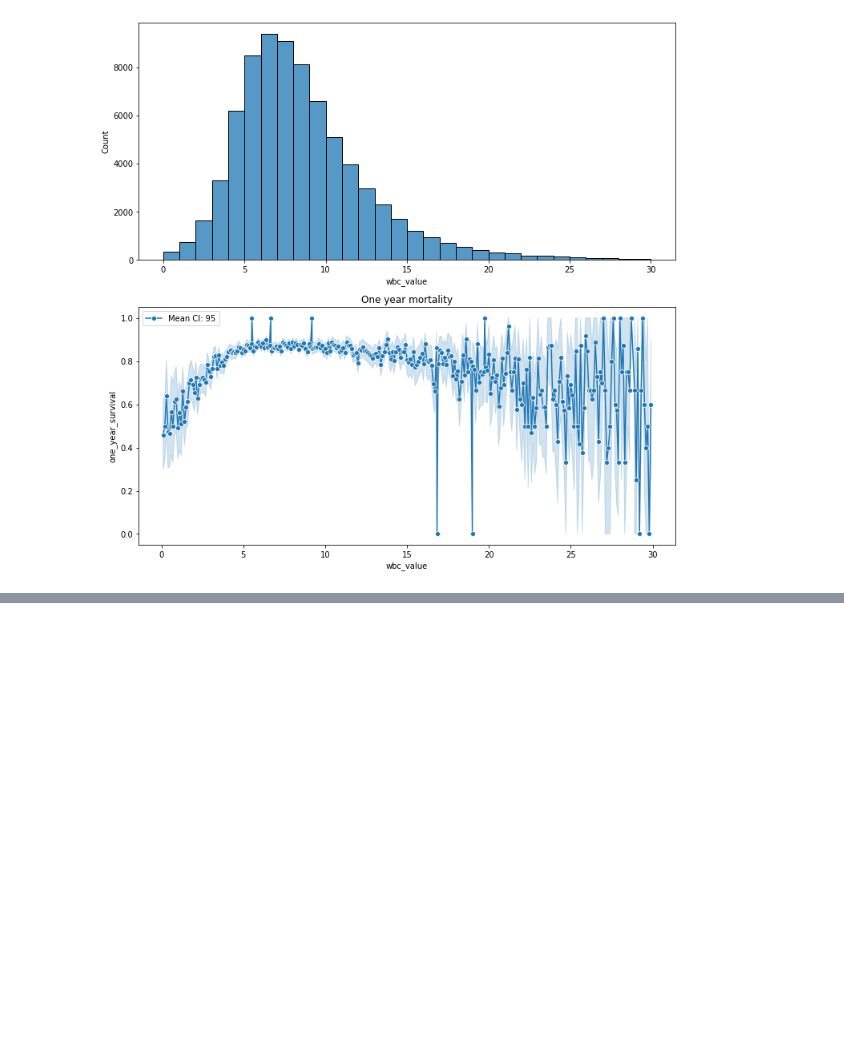
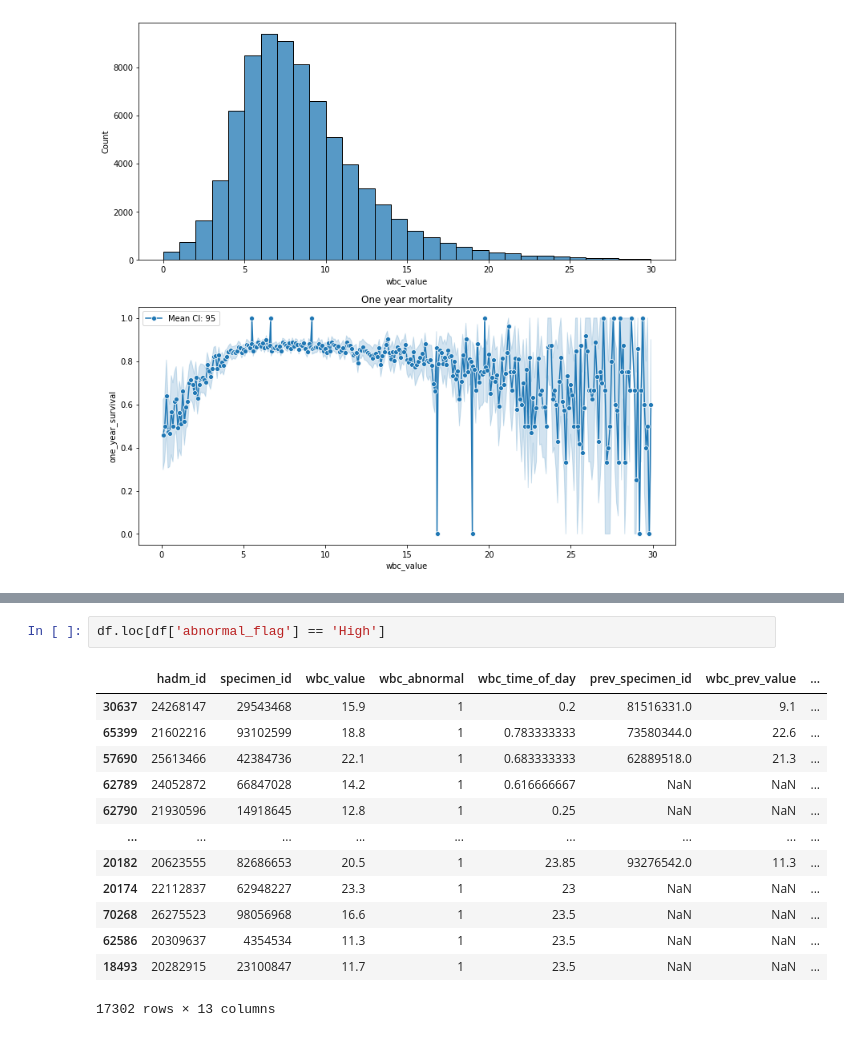
Before and after one commit to alistairewj/process-biases-in-mimic, a Jupyter notebook: analyze/primary_analysis.ipynb, the cells around one changed output, grey strips where cells are left out. Saved outputs shown, nothing was run; the diff lists cells and outputs as text; blank space fills up the shorter version.

```diff
--- a/analyze/primary_analysis.ipynb
+++ b/analyze/primary_analysis.ipynb
@@ -172,0 +197,16 @@ plt.show()
+# %%
+df.loc[df['abnormal_flag'] == 'High']
+# %% [output]
+|  | hadm_id | specimen_id | wbc_value | wbc_abnormal | wbc_time_of_day | prev_specimen_id | wbc_prev_value | ... |
+| 30637 | 24268147 | 29543468 | 15.9 | 1 | 0.2 | 81516331.0 | 9.1 | ... |
+| 65399 | 21602216 | 93102599 | 18.8 | 1 | 0.783333333 | 73580344.0 | 22.6 | ... |
+| 57690 | 25613466 | 42384736 | 22.1 | 1 | 0.683333333 | 62889518.0 | 21.3 | ... |
+| 62789 | 24052872 | 66847028 | 14.2 | 1 | 0.616666667 | NaN | NaN | ... |
+| 62790 | 21930596 | 14918645 | 12.8 | 1 | 0.25 | NaN | NaN | ... |
+| ... | ... | ... | ... | ... | ... | ... | ... | ... |
+| 20182 | 20623555 | 82686653 | 20.5 | 1 | 23.85 | 93276542.0 | 11.3 | ... |
+| 20174 | 22112837 | 62948227 | 23.3 | 1 | 23 | NaN | NaN | ... |
+| 70268 | 26275523 | 98056968 | 16.6 | 1 | 23.5 | NaN | NaN | ... |
+| 62586 | 20309637 | 4354534 | 11.3 | 1 | 23.5 | NaN | NaN | ... |
+| 18493 | 20282915 | 23100847 | 11.7 | 1 | 23.5 | NaN | NaN | ... |
+17302 rows × 13 columns
```
Also changed, not shown: parts of 4 cells of this notebook.
